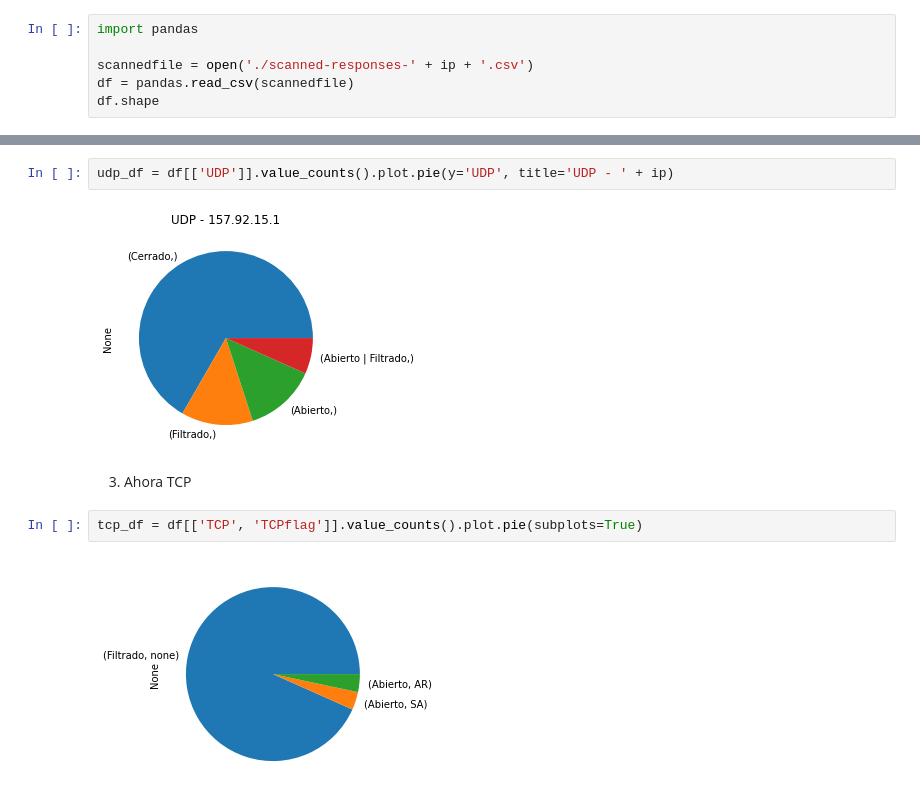
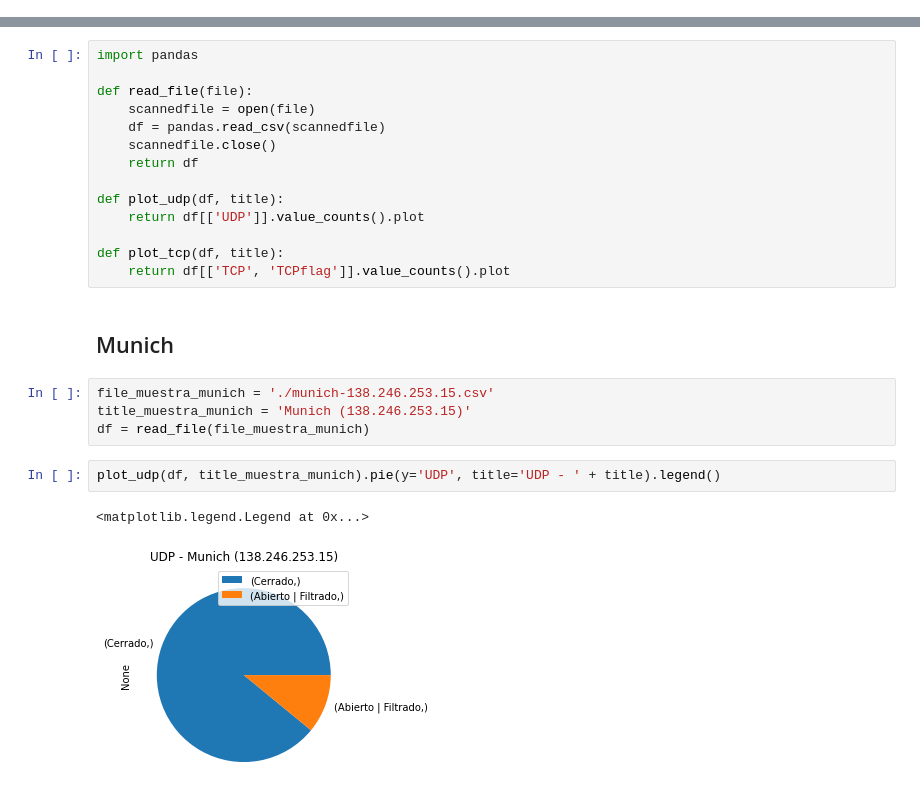
Before and after one commit to mcel98/tdc-tp3, a Jupyter notebook: experimentacion.ipynb, the cells around one changed output, grey strips where cells are left out. Cells and saved outputs as stored; diff of their text form.

Commit message:
Resultados de Tokyo y Munich

```diff
--- a/experimentacion.ipynb
+++ b/experimentacion.ipynb
@@ -7,6 +0,0 @@ ip='157.92.15.1'
-# %%
-import pandas
-
-scannedfile = open('./scanned-responses-' + ip + '.csv')
-df = pandas.read_csv(scannedfile)
-df.shape
@@ -17,10 +7,25 @@ FileNotFoundError: [Errno 2] No such file or directory: './scanned-responses-157
+# %%
+import pandas
+
+def read_file(file):
+    scannedfile = open(file)
+    df = pandas.read_csv(scannedfile)
+    scannedfile.close()
+    return df
+
+def plot_udp(df, title):
+    return df[['UDP']].value_counts().plot
+
+def plot_tcp(df, title):
+    return df[['TCP', 'TCPflag']].value_counts().plot
+# %% [markdown]
+## Munich
+# %%
+file_muestra_munich = './munich-138.246.253.15.csv'
+title_muestra_munich = 'Munich (138.246.253.15)'
+df = read_file(file_muestra_munich)
 # %%
-udp_df = df[['UDP']].value_counts().plot.pie(y='UDP', title='UDP - ' + ip)
+plot_udp(df, title_muestra_munich).pie(y='UDP', title='UDP - ' + title).legend()
 # %% [output]
+<matplotlib.legend.Legend at 0x...>
-[figure, old version]
+[figure, new version]
-# %% [markdown]
-3. Ahora TCP
-# %%
-tcp_df = df[['TCP', 'TCPflag']].value_counts().plot.pie(subplots=True)
-# %% [output]
-[figure, removed]
```
Also changed, not shown: parts of 10 cells of this notebook, 3 other files.
